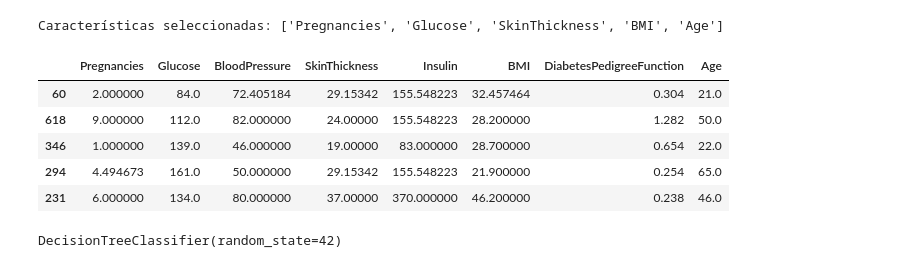
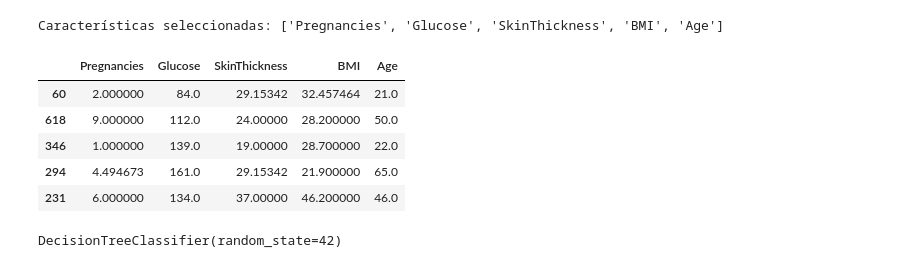
Before and after one commit to 4GeeksAcademy/decision-tree-alipereira19, a Jupyter notebook: src/explore.ipynb, the cells around one changed output. Drawn from its saved outputs; the diff is of its cells as text; code cells hidden in the pictures.

```diff
--- a/src/explore.ipynb
+++ b/src/explore.ipynb
@@ -191,20 +191,20 @@ Características seleccionadas: ['Pregnancies', 'Glucose', 'SkinThickness', 'BMI
 # %%
 # Con las mejores variables, entrenamos el modelo
 from sklearn.model_selection import train_test_split
 
-X = df.drop(columns=['Outcome'])
+X = df[['Pregnancies', 'Glucose', 'SkinThickness', 'BMI', 'Age']]
 y = df['Outcome']
 
 X_train, X_test, y_train, y_test = train_test_split(X, y, test_size=0.2, random_state=42)
 
 X_train.head()
 # %% [output]
-|  | Pregnancies | Glucose | BloodPressure | SkinThickness | Insulin | BMI | DiabetesPedigreeFunction | Age |
-| 60 | 2.000000 | 84.0 | 72.405184 | 29.15342 | 155.548223 | 32.457464 | 0.304 | 21.0 |
-| 618 | 9.000000 | 112.0 | 82.000000 | 24.00000 | 155.548223 | 28.200000 | 1.282 | 50.0 |
-| 346 | 1.000000 | 139.0 | 46.000000 | 19.00000 | 83.000000 | 28.700000 | 0.654 | 22.0 |
-| 294 | 4.494673 | 161.0 | 50.000000 | 29.15342 | 155.548223 | 21.900000 | 0.254 | 65.0 |
-| 231 | 6.000000 | 134.0 | 80.000000 | 37.00000 | 370.000000 | 46.200000 | 0.238 | 46.0 |
+|  | Pregnancies | Glucose | SkinThickness | BMI | Age |
+| 60 | 2.000000 | 84.0 | 29.15342 | 32.457464 | 21.0 |
+| 618 | 9.000000 | 112.0 | 24.00000 | 28.200000 | 50.0 |
+| 346 | 1.000000 | 139.0 | 19.00000 | 28.700000 | 22.0 |
+| 294 | 4.494673 | 161.0 | 29.15342 | 21.900000 | 65.0 |
+| 231 | 6.000000 | 134.0 | 37.00000 | 46.200000 | 46.0 |
 # %%
 from sklearn.tree import DecisionTreeClassifier
 
```
Also changed, not shown: parts of 3 cells of this notebook, 1 other file.
